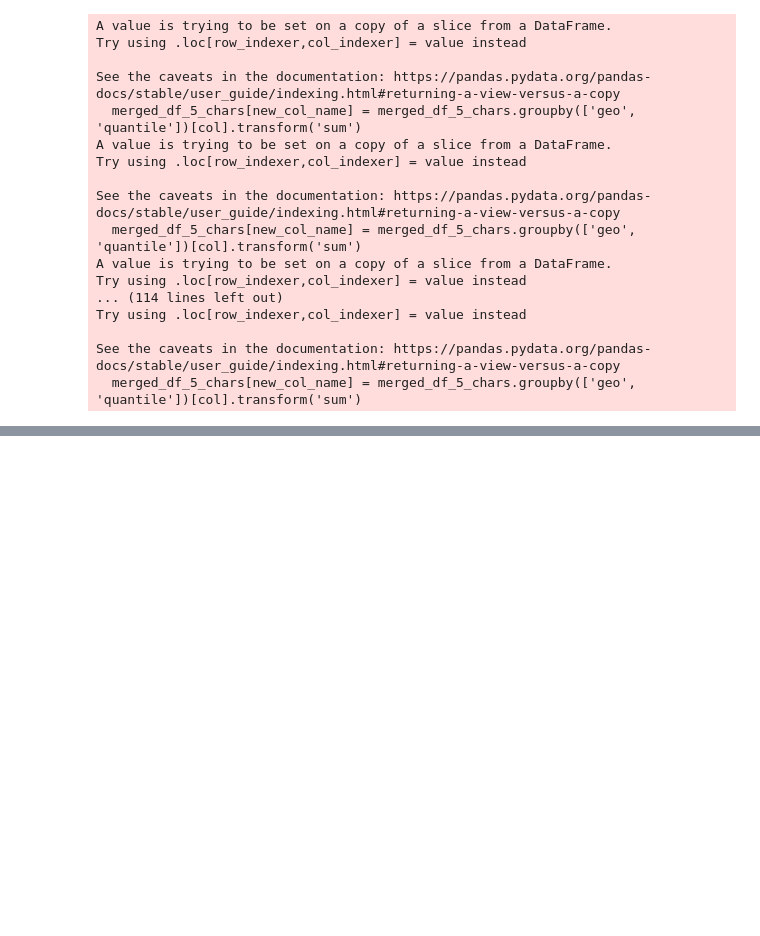
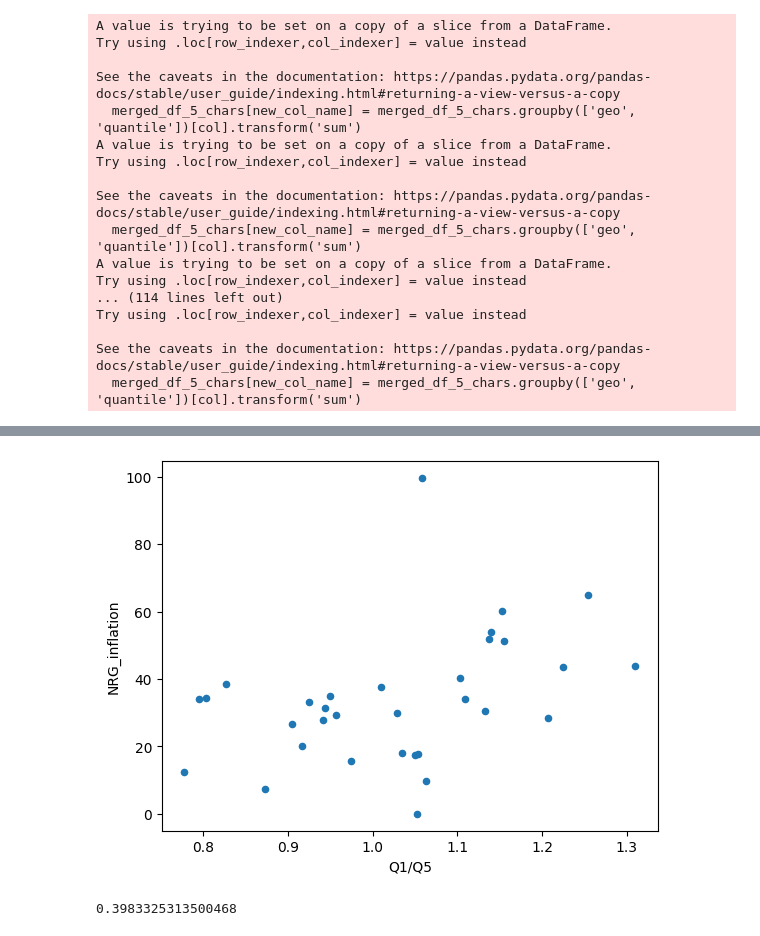
Before and after one commit to rm951/memoireESCP, a Jupyter notebook: figure8.ipynb, the cells around one changed output, grey strips where cells are left out. Saved outputs shown, nothing was run; the diff lists cells and outputs as text; code cells hidden in the pictures; blank space fills up the shorter version.

```diff
--- a/figure8.ipynb
+++ b/figure8.ipynb
@@ -76,0 +169,24 @@ df_inflation = df_inflation.loc[~df_inflation['geo'].isin(['IT', 'EA'])]
+# %%
+df_inflation_by_quintile_2022_03['Q1/Q5'] = df_inflation_by_quintile_2022_03['QUINTILE1']/df_inflation_by_quintile_2022_03['QUINTILE5']
+# %%
+df_inflation_NRG = df_inflation[df_inflation["coicop"] == "NRG"]
+df_inflation_NRG = df_inflation_NRG.loc[:, ['geo', '2022-03']]
+df_inflation_NRG = df_inflation_NRG.rename(columns={'2022-03': 'NRG_inflation'})
+# %%
+df_inflation_by_quintile_2022_03 = df_inflation_by_quintile_2022_03.merge(df_inflation_NRG,on="geo")
+# %%
+# Create a scatter plot with Q5/Q1 on the x-axis and NRG_inflation on the y-axis
+df_inflation_by_quintile_2022_03.plot.scatter(x='Q1/Q5', y='NRG_inflation')
+
+# Add labels to the axes
+plt.xlabel('Q1/Q5')
+plt.ylabel('NRG_inflation')
+
+# Show the plot
+plt.show()
+# %% [output]
+[figure, added]
+# %%
+df_inflation_by_quintile_2022_03['Q1/Q5'].corr(df_inflation_by_quintile_2022_03['NRG_inflation'])
+# %% [output]
+0.3983325313500468
```
Also changed, not shown: parts of 10 cells of this notebook, 1 other file.
